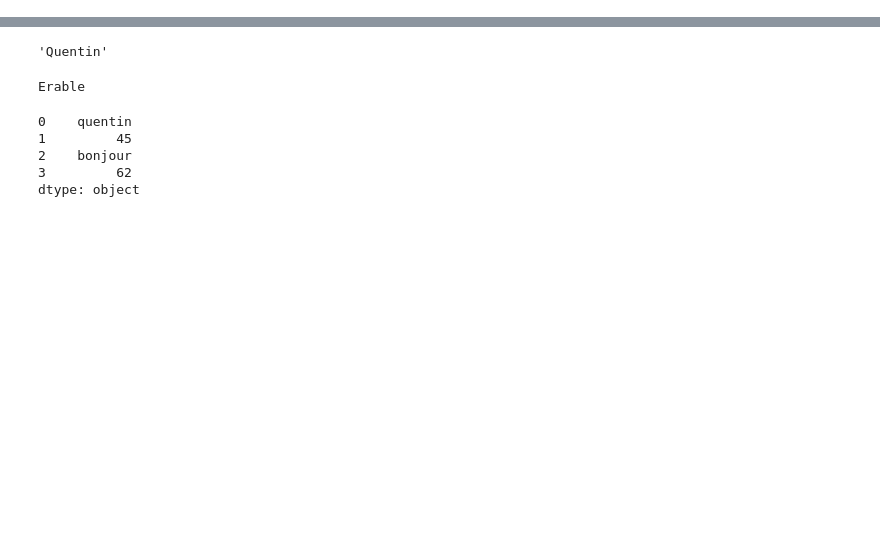
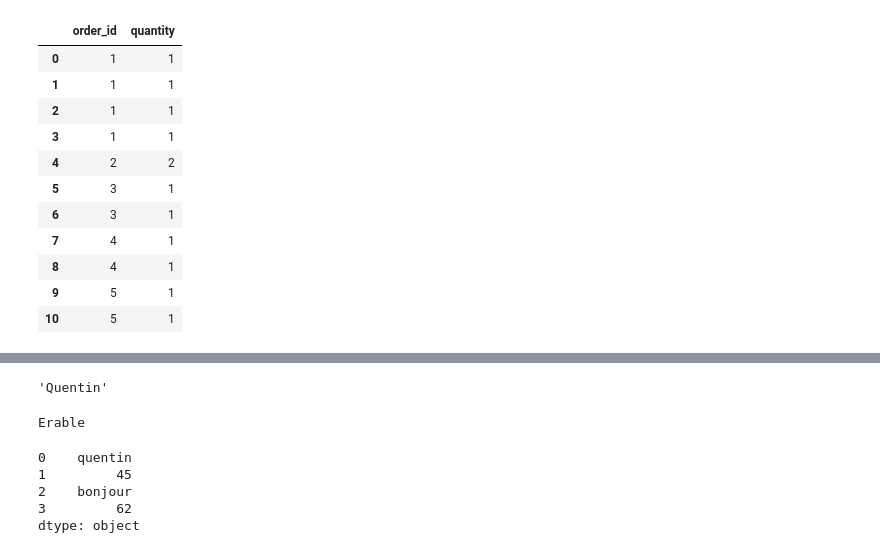
Before and after one commit to Quentin1917/ExploratoryDataAnalysis, a Jupyter notebook: J1/01-Data_manipulation_with_Pandas.ipynb, the cells around one changed output, grey strips where cells are left out. Cells and saved outputs as stored; diff of their text form; code cells hidden in the pictures; blank space fills up the shorter version.

```diff
--- a/J1/01-Data_manipulation_with_Pandas.ipynb
+++ b/J1/01-Data_manipulation_with_Pandas.ipynb
@@ -2,0 +28,16 @@ import pandas as pd
+# %%
+# df.loc[ligne a partir de laquelle je commence : ligne a laquelle je marrete, correspond aux noms de la colonne que je veux]
+df.loc[0:10,["order_id","quantity"]]
+# %% [output]
+|  | order_id | quantity |
+| 0 | 1 | 1 |
+| 1 | 1 | 1 |
+| 2 | 1 | 1 |
+| 3 | 1 | 1 |
+| 4 | 2 | 2 |
+| 5 | 3 | 1 |
+| 6 | 3 | 1 |
+| 7 | 4 | 1 |
+| 8 | 4 | 1 |
+| 9 | 5 | 1 |
+| 10 | 5 | 1 |
```
Also changed, not shown: parts of 7 cells of this notebook.
